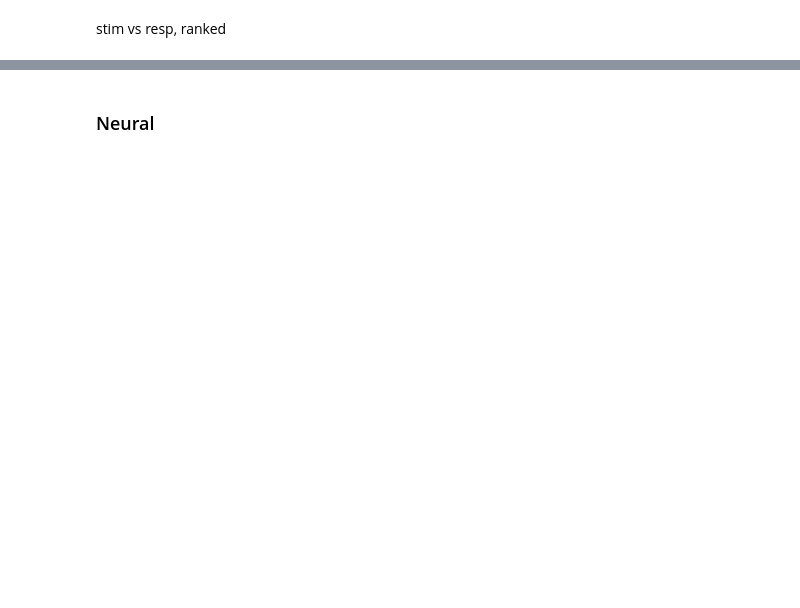
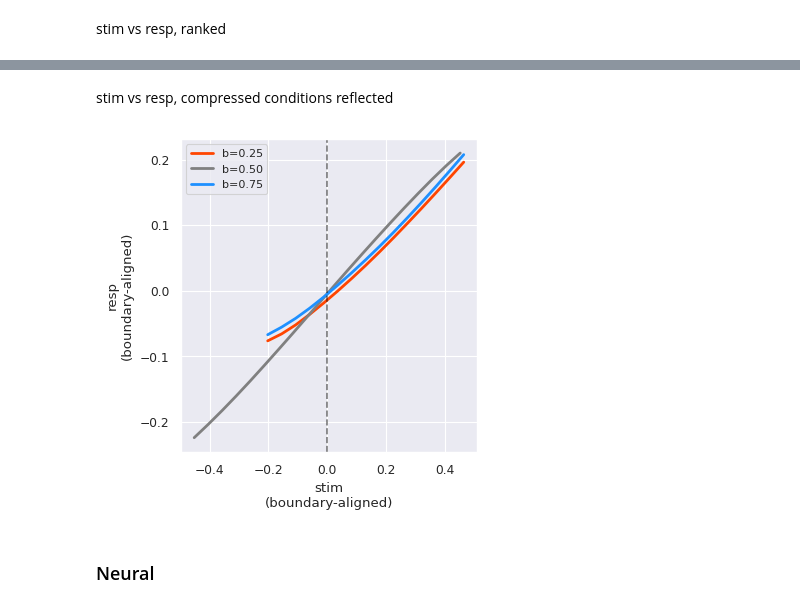
Before and after one commit to siyer7/asymmetry_design, a Jupyter notebook: code/python/simulation.ipynb, the cells around one changed output, grey strips where cells are left out. Saved outputs shown, nothing was run; the diff lists cells and outputs as text; code cells hidden in the pictures; blank space fills up the shorter version.

```diff
--- a/code/python/simulation.ipynb
+++ b/code/python/simulation.ipynb
@@ -669,3 +669,30 @@ plt.show()
+# %% [markdown]
+stim vs resp, compressed conditions reflected
+# %%
+beh_df['stim_aligned'] = beh_df['stim'] - beh_df['boundary']
+beh_df['resp_aligned'] = beh_df['resp'] - beh_df['boundary']
+
+fig, ax = plt.subplots(1, 1, figsize=(4, 4))
+
+for bound in boundaries:
+    df_cond = beh_df[beh_df['boundary'] == bound].copy()
+
+    if bound==.75:
+        df_cond['stim_aligned'] = -df_cond['stim_aligned']
+        df_cond['resp_aligned'] = -df_cond['resp_aligned']
+
+    mean_resp = df_cond.groupby('stim_aligned')['resp_aligned'].mean().sort_index()
+
+    # ax.plot(df_cond['stim_aligned'], df_cond['resp_aligned'], 'o', markersize=2, alpha=0.1, color=b_colors[bound])
+    ax.plot(mean_resp.index, mean_resp.values, '-', linewidth=2, label=f'b={bound:.2f}', color=b_colors[bound])
+
+ax.axvline(0, color='black', linestyle='--', alpha=0.5)
+ax.set(xlabel='stim\n(boundary-aligned)', ylabel='resp\n(boundary-aligned)')
+ax.legend(fontsize=8)
+plt.tight_layout()
+plt.show()
+# %% [output]
+[figure, added]
 # %% [markdown]
 ### Neural
 # %%
```
Also changed, not shown: parts of 12 cells of this notebook, 5 other files.
